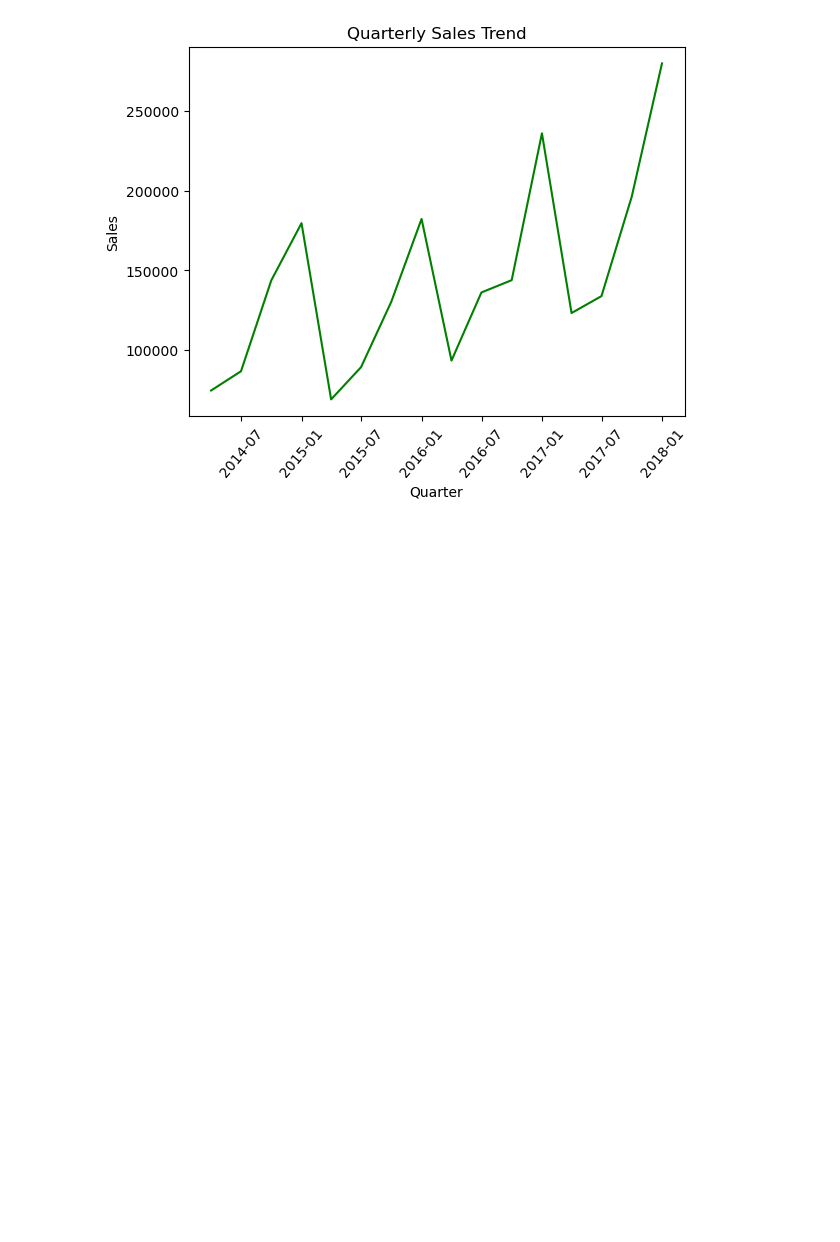
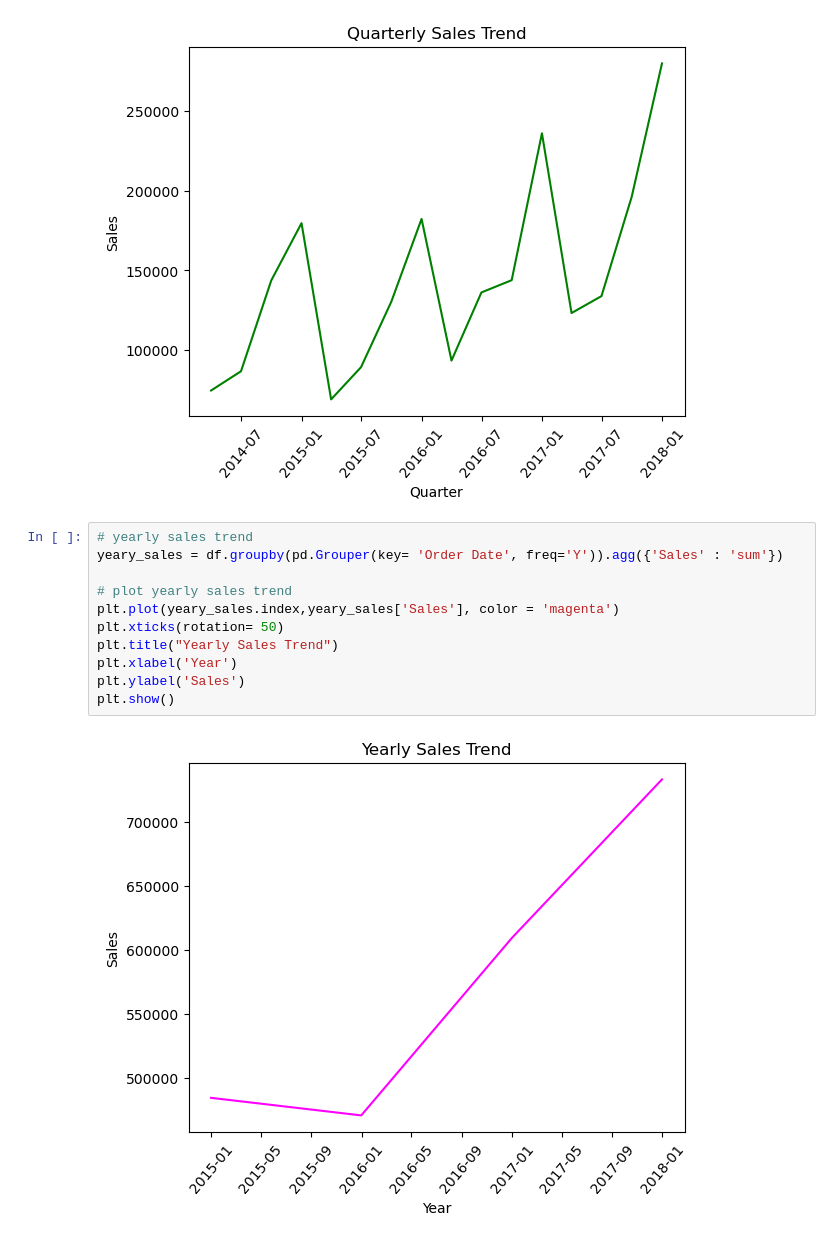
Before and after one commit to AdekanleIsrael/Analysis_With_Super_Store_Data, a Jupyter notebook: Superstore.ipynb, the cells around one changed output. Drawn from its saved outputs; the diff is of its cells as text; blank space fills up the shorter version.

```diff
--- a/Superstore.ipynb
+++ b/Superstore.ipynb
@@ -361,3 +361,16 @@ plt.ylabel("Sales")
 plt.show()
 # %% [output]
 [figure]
+# %%
+# yearly sales trend
+yeary_sales = df.groupby(pd.Grouper(key= 'Order Date', freq='Y')).agg({'Sales' : 'sum'})
+
+# plot yearly sales trend
+plt.plot(yeary_sales.index,yeary_sales['Sales'], color = 'magenta')
+plt.xticks(rotation= 50)
+plt.title("Yearly Sales Trend")
+plt.xlabel('Year')
+plt.ylabel('Sales')
+plt.show()
+# %% [output]
+[figure, added]
```
Also changed, not shown: parts of 12 cells of this notebook.
